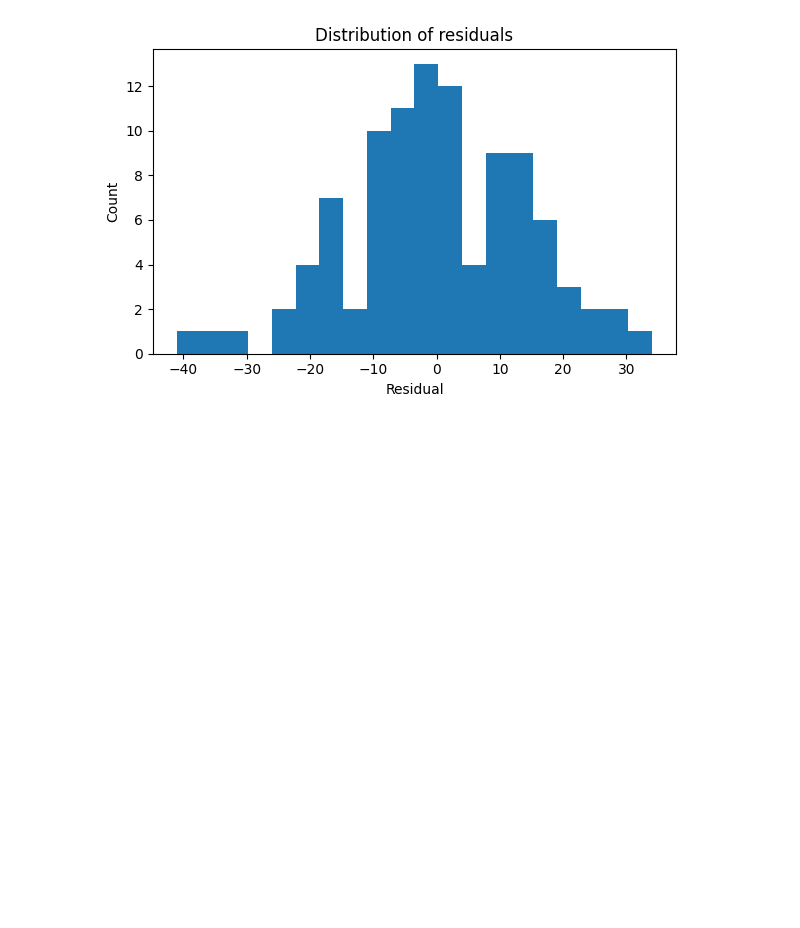
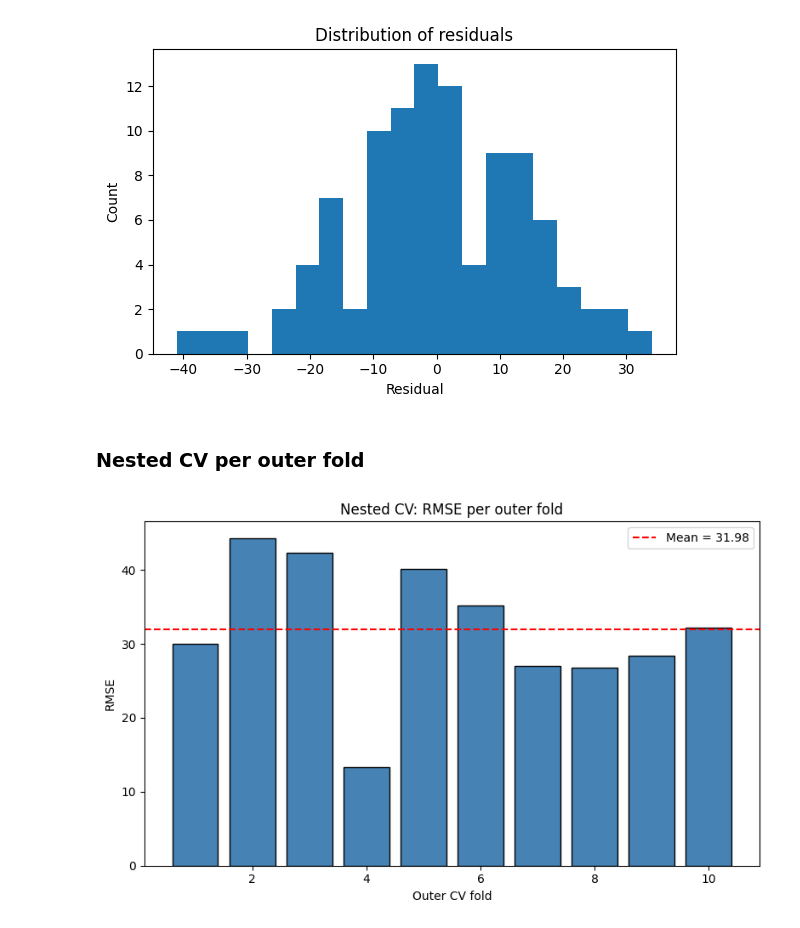
Before and after one commit to studentmus/02582_case1_grop14, a Jupyter notebook: analysis.ipynb, the cells around one changed output. Drawn from its saved outputs; the diff is of its cells as text; code cells hidden in the pictures; blank space fills up the shorter version.

Commit message:
added nested cv setup

```diff
--- a/analysis.ipynb
+++ b/analysis.ipynb
@@ -205,3 +205,22 @@ plt.savefig("plots/residual_histogram.png", dpi=300)
 plt.show()
 # %% [output]
 [figure]
+# %% [markdown]
+### Nested CV per outer fold
+# %%
+nested_rmse_per_fold = [30.05, 44.33, 42.29, 13.34, 40.17,
+                        35.15, 27.02, 26.84, 28.38, 32.18]
+
+plt.figure(figsize=(8, 5))
+plt.bar(range(1, 11), nested_rmse_per_fold, color="steelblue", edgecolor="black")
+plt.axhline(np.mean(nested_rmse_per_fold), color="red", linestyle="--",
+            label=f"Mean = {np.mean(nested_rmse_per_fold):.2f}")
+plt.xlabel("Outer CV fold")
+plt.ylabel("RMSE")
+plt.title("Nested CV: RMSE per outer fold")
+plt.legend()
+plt.tight_layout()
+plt.savefig("plots/nested_cv_folds.png", dpi=300)
+plt.show()
+# %% [output]
+[figure, added]
```
Also changed, not shown: 3 other files.
